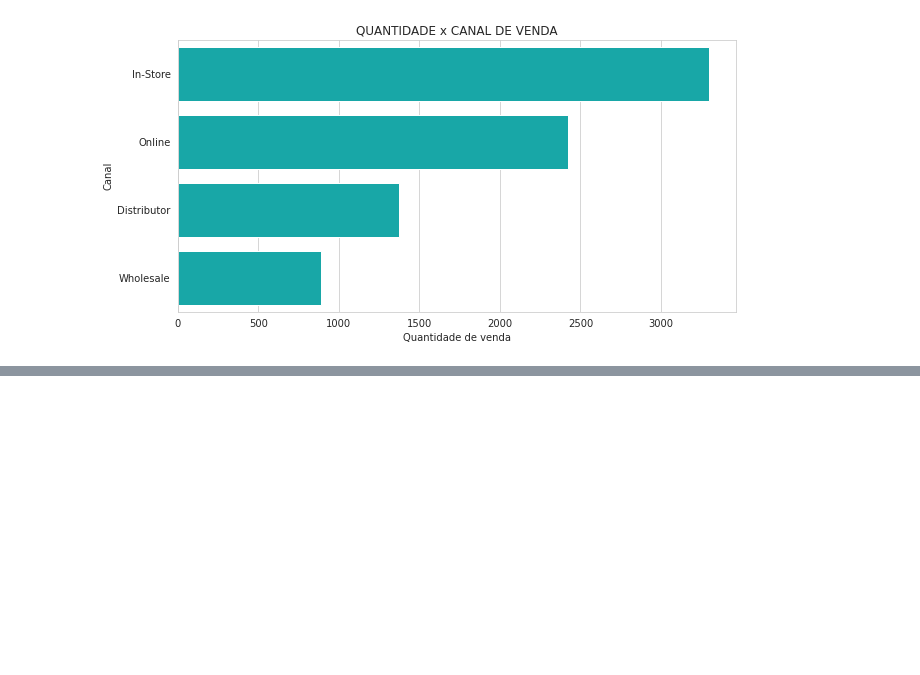
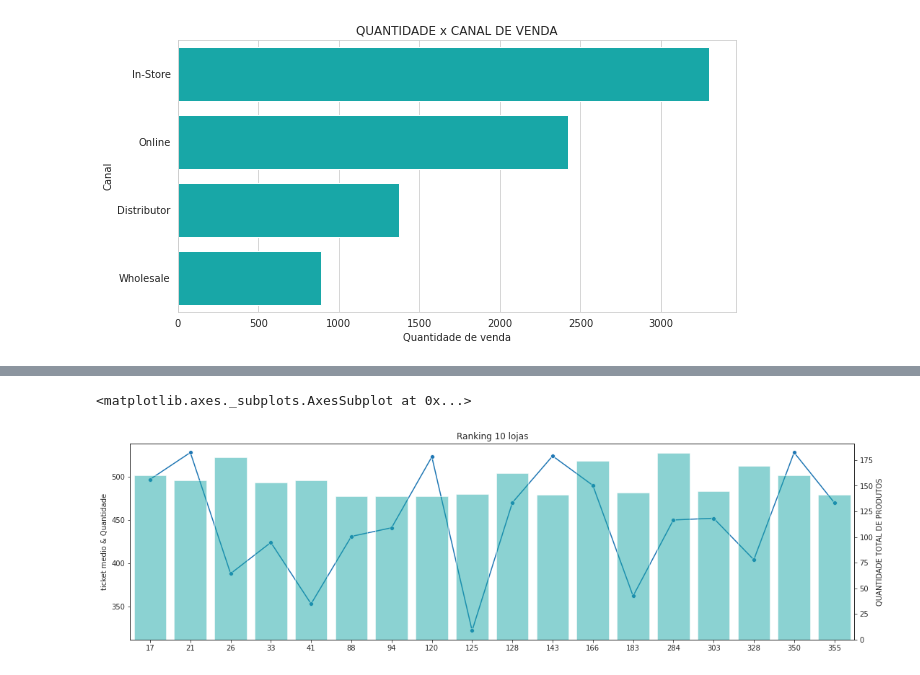
Before and after one commit to wander-asb/Estudos_ML, a Jupyter notebook: Sales.ipynb, the cells around one changed output, grey strips where cells are left out. Drawn from its saved outputs; the diff is of its cells as text; code cells hidden in the pictures; blank space fills up the shorter version.

```diff
--- a/Sales.ipynb
+++ b/Sales.ipynb
@@ -110,3 +126,13 @@ ax
 # %% [output]
 <matplotlib.axes._subplots.AxesSubplot at 0x...>
 [figure]
+# %%
+ranking_lojas = df.groupby("ID_LOJA").agg({
+    'QTD_PRODUTO':'sum',
+    'PRECO_UNICO':'sum',
+}).sort_values('QTD_PRODUTO',ascending = False).reset_index().rename(columns={'ID_LOJA':'LOJA',
+                                                                                       'QTD_PRODUTO':'QUANTIDADE TOTAL DE PRODUTOS',
+                                                                                       'PRECO_UNICO':'MONTANTE'}).head(15)
+
+ranking_lojas['TICKET_MEDIO'] = round(ranking_lojas['MONTANTE'] / ranking_lojas['QUANTIDADE TOTAL DE PRODUTOS'])
+ranking_lojas
@@ -112,0 +156,20 @@ ax
+# %%
+
+# Terminar...
+
+ax1 = sn.set_style(style="ticks", rc=None )
+
+fig, ax1 = plt.subplots(figsize=(18,5))
+
+sn.lineplot(data = ranking_lojas['TICKET_MEDIO'], marker='o',ax=ax1, alpha=1.0)
+ax2 = ax1.twinx()
+
+sn.barplot(data = ranking_lojas, x='LOJA', y='QUANTIDADE TOTAL DE PRODUTOS', alpha=0.5, ax=ax2, color = "c")
+
+ax2.set_title('Ranking 10 lojas', fontsize=12)
+ax2.set_xlabel('Loja', fontsize=10)
+ax1.set_ylabel('ticket medio & Quantidade', fontsize=10)
+ax2
+# %% [output]
+<matplotlib.axes._subplots.AxesSubplot at 0x...>
+[figure, added]
```
Also changed, not shown: parts of 3 cells of this notebook.
